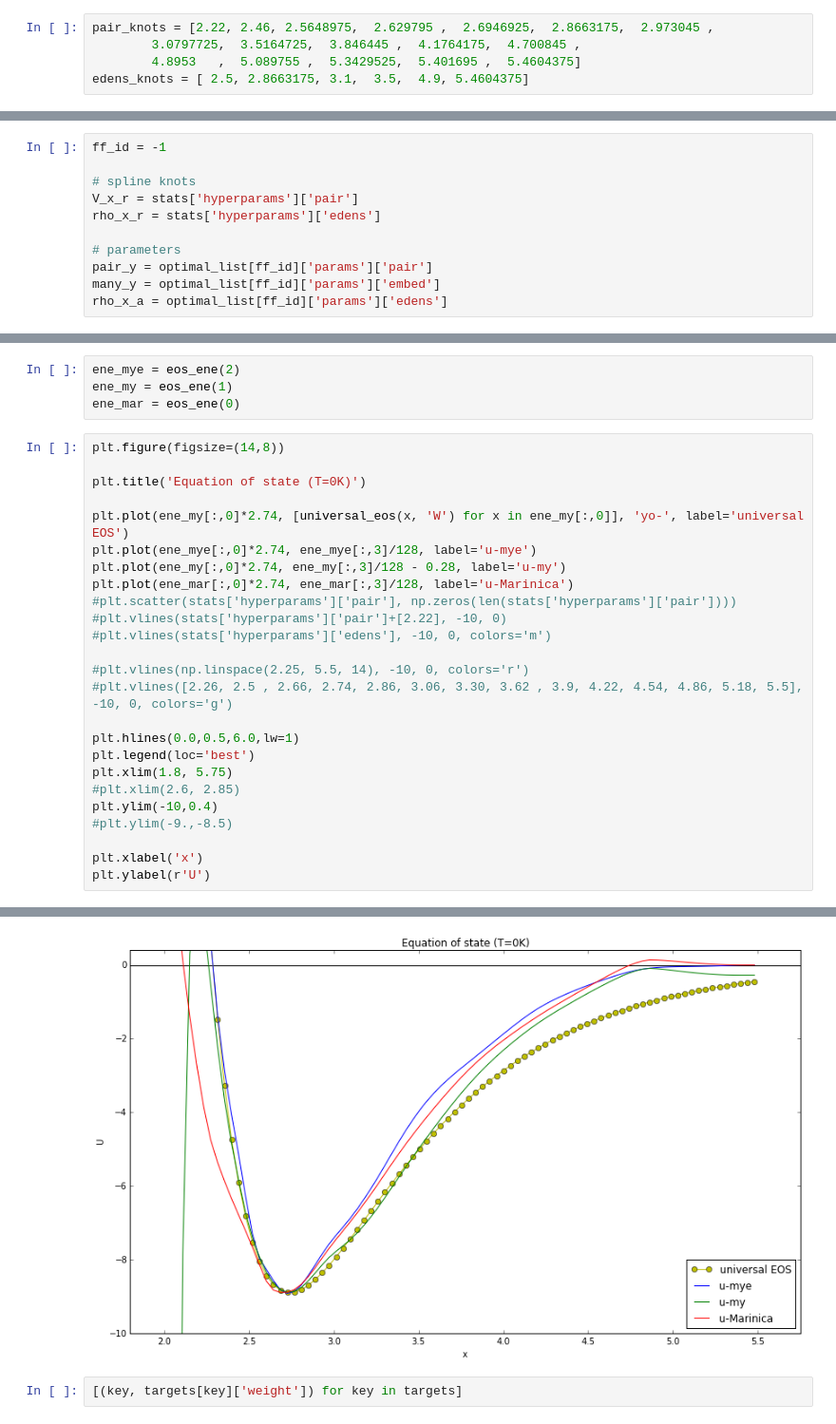
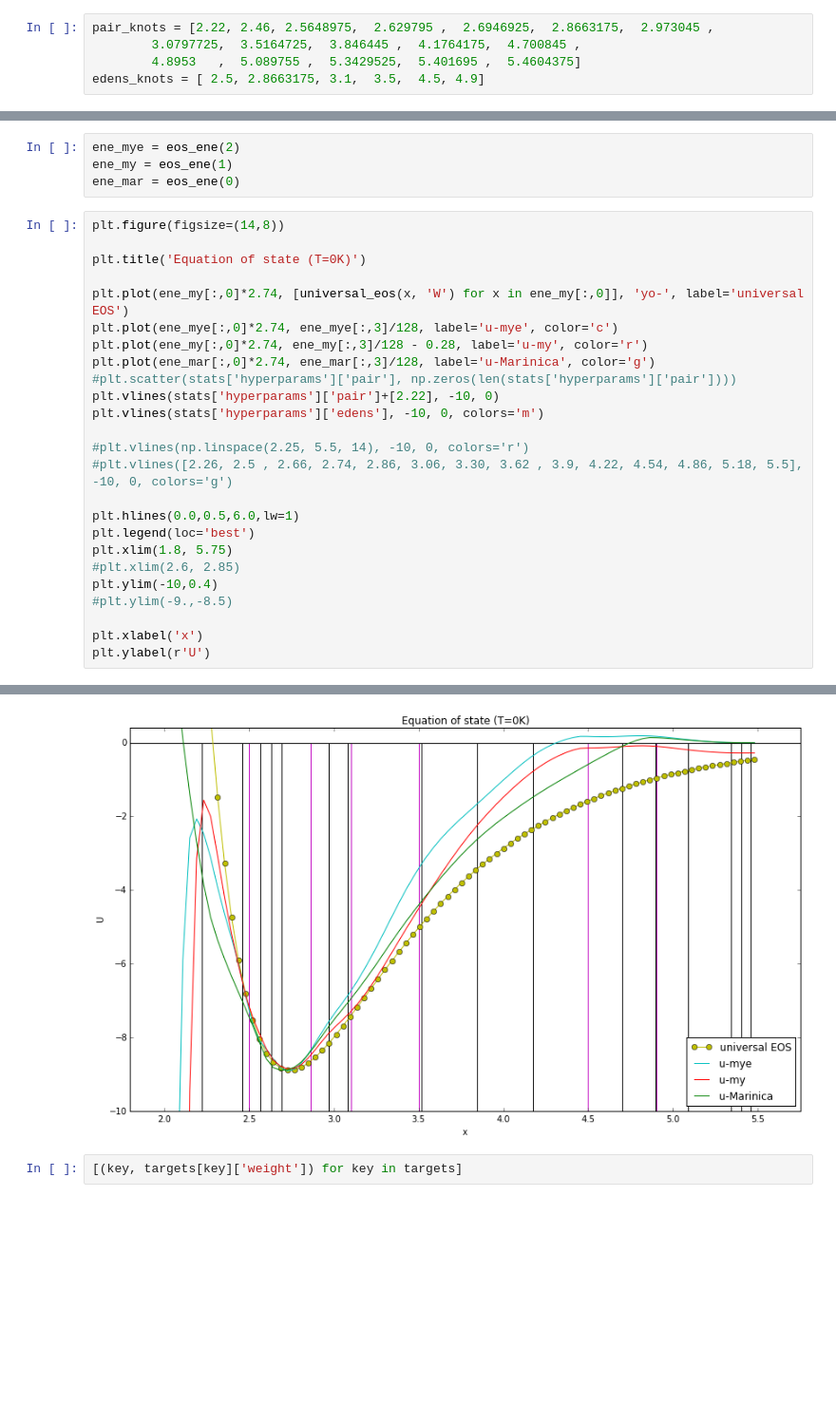
Before and after one commit to vlcekl/eam-models, a Jupyter notebook: notebooks/inspect_and_save.ipynb, the cells around one changed output, grey strips where cells are left out. Shown at 95% size. Saved outputs shown, nothing was run; the diff lists cells and outputs as text; blank space fills up the shorter version.

Commit message:
optimization notebooks with new knots

```diff
--- a/notebooks/inspect_and_save.ipynb
+++ b/notebooks/inspect_and_save.ipynb
@@ -122,7 +102,7 @@ def downselect(stats_inp, pair_knots, edens_knots):
 pair_knots = [2.22, 2.46, 2.5648975,  2.629795 ,  2.6946925,  2.8663175,  2.973045 ,
         3.0797725,  3.5164725,  3.846445 ,  4.1764175,  4.700845 ,
         4.8953   ,  5.089755 ,  5.3429525,  5.401695 ,  5.4604375]
-edens_knots = [ 2.5, 2.8663175, 3.1,  3.5,  4.9, 5.4604375]
+edens_knots = [ 2.5, 2.8663175, 3.1,  3.5,  4.5, 4.9]
 # %%
 stats = downselect(stats_all, pair_knots, edens_knots)
 print(stats['hyperparams'])
@@ -803,14 +406,3 @@ V = lambda r, aa, cc: sum([a*(rc - r)**3 for a, rc in zip(aa, cc) if r < rc])
 phi = lambda r, aa, cc: sum([a*(rc - r)**3 for a, rc in zip(aa, cc) if r < rc and r > 0.01])
 
 rho = lambda r, aa, kk: sum([a*(rk - r)**3 for a, rk in zip(aa, kk) if r < rk and r > 0.01])
-# %%
-ff_id = -1
-
-# spline knots
-V_x_r = stats['hyperparams']['pair']
-rho_x_r = stats['hyperparams']['edens']
-
-# parameters
-pair_y = optimal_list[ff_id]['params']['pair']
-many_y = optimal_list[ff_id]['params']['embed']
-rho_x_a = optimal_list[ff_id]['params']['edens']
@@ -851,31 +438,31 @@ ene_mar = eos_ene(0)
 # %%
 plt.figure(figsize=(14,8))
 
 plt.title('Equation of state (T=0K)')
 
 plt.plot(ene_my[:,0]*2.74, [universal_eos(x, 'W') for x in ene_my[:,0]], 'yo-', label='universal EOS')
-plt.plot(ene_mye[:,0]*2.74, ene_mye[:,3]/128, label='u-mye')
-plt.plot(ene_my[:,0]*2.74, ene_my[:,3]/128 - 0.28, label='u-my')
-plt.plot(ene_mar[:,0]*2.74, ene_mar[:,3]/128, label='u-Marinica')
+plt.plot(ene_mye[:,0]*2.74, ene_mye[:,3]/128, label='u-mye', color='c')
+plt.plot(ene_my[:,0]*2.74, ene_my[:,3]/128 - 0.28, label='u-my', color='r')
+plt.plot(ene_mar[:,0]*2.74, ene_mar[:,3]/128, label='u-Marinica', color='g')
 #plt.scatter(stats['hyperparams']['pair'], np.zeros(len(stats['hyperparams']['pair'])))
-#plt.vlines(stats['hyperparams']['pair']+[2.22], -10, 0)
-#plt.vlines(stats['hyperparams']['edens'], -10, 0, colors='m')
+plt.vlines(stats['hyperparams']['pair']+[2.22], -10, 0)
+plt.vlines(stats['hyperparams']['edens'], -10, 0, colors='m')
 
 #plt.vlines(np.linspace(2.25, 5.5, 14), -10, 0, colors='r')
 #plt.vlines([2.26, 2.5 , 2.66, 2.74, 2.86, 3.06, 3.30, 3.62 , 3.9, 4.22, 4.54, 4.86, 5.18, 5.5], -10, 0, colors='g')
 
 plt.hlines(0.0,0.5,6.0,lw=1)
 plt.legend(loc='best')
 plt.xlim(1.8, 5.75)
 #plt.xlim(2.6, 2.85)
 plt.ylim(-10,0.4)
 #plt.ylim(-9.,-8.5)
 
 plt.xlabel('x')
 plt.ylabel(r'U')
 # %% [output]
 <matplotlib.text.Text at 0x...>
-[figure, old version]
+[figure, new version]
 # %%
 [(key, targets[key]['weight']) for key in targets]
 # %% [output]
```
Also changed, not shown: parts of 18 cells of this notebook, 11 other files.
